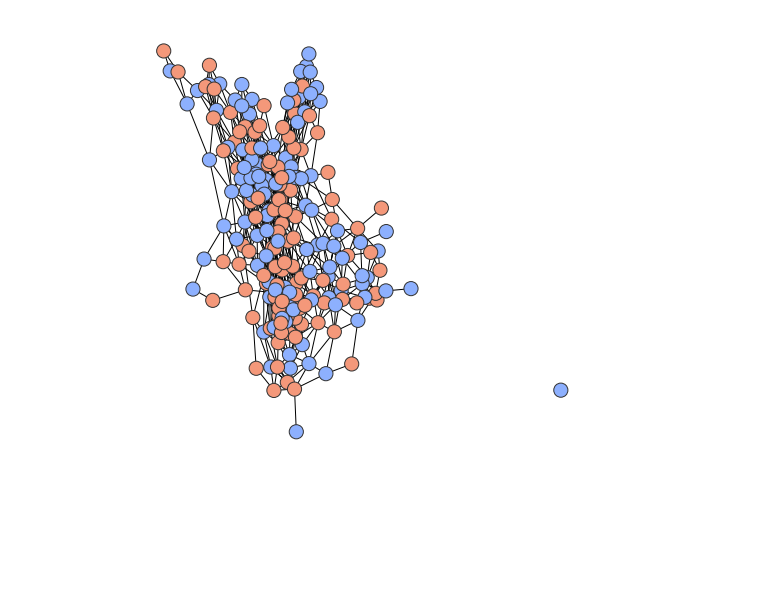
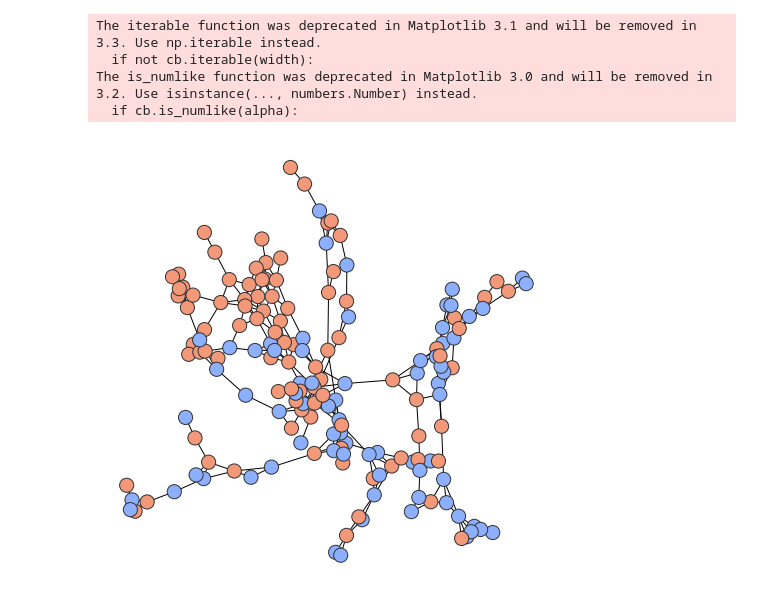
Before and after one commit to fontclos/gpt-2-output-dataset, a Jupyter notebook: notebooks/JSD-community-primmed.ipynb, the cells around one changed output. Saved outputs shown, nothing was run; the diff lists cells and outputs as text; code cells hidden in the pictures; blank space fills up the shorter version.

```diff
--- a/notebooks/JSD-community-primmed.ipynb
+++ b/notebooks/JSD-community-primmed.ipynb
@@ -158,11 +144,14 @@ FileNotFoundError: [Errno 2] No such file or directory: '../../gutenberg/data/te
 # %%
 texts = []
 labels = []
-for text, label in zip(train_texts, train_labels):
-#    if len(text) > 0 and Counter(text.split(" ")).most_common()[0][0] == "the":
-#        if label == 0 or np.random.uniform() < 0.1:
-    texts.append(text)
-    labels.append(label)
+for i, (text, label) in enumerate(zip(train_texts, train_labels)):
+    if i%2 == 0:
+        if len(text) > 0 and Counter(text.split(" ")).most_common()[0][0] == "the":
+    #        if label == 0 or np.random.uniform() < 0.1:
+            texts.append(text)
+            texts.append(train_texts[i+1])
+            labels.append(label)
+            labels.append(train_labels[i+1])
 # %%
 len(texts)
 # %% [output]
@@ -262,7 +263,7 @@ X = np.array([x, y]).T
 from scipy.spatial.distance import pdist, squareform
 # %%
 J = (squareform(pdist(X)) < 50).astype(int)
-J = (squareform(pdist(X)) < 70).astype(int) - np.identity(len(J))
+J = (squareform(pdist(X)) < 1.8).astype(int) - np.identity(len(J))
 # %%
 np.mean(J)
 # %% [output]
@@ -274,17 +273,29 @@ G = nx.from_numpy_array(J)
+# %%
+G = nx.from_numpy_array(J)
+Gcc = sorted(nx.connected_component_subgraphs(G), key=len, reverse=True)
+G0 = Gcc[0]
+# %%
+labels0 = [label for node, label in zip(G.nodes, labels) if node in G0.nodes]
 # %%
+
 fig, ax = plt.subplots(1, 1, figsize=(8, 8))
 ax.set_axis_off()
 nx.draw_networkx(
-    G,
-    node_color=labels,
+    G0,
+    node_color=labels0,
     with_labels=False,
     cmap="coolwarm",
     vmin=-0.5, vmax=1.5,
     node_size=200,
     ax=ax)
 ax.collections[0].set_edgecolor("0.2")
 fig.savefig("../figures/gpt2-gutenberg-primmed-network.png", dpi=300)
+fig.savefig("../figures/gpt2-gutenberg-primmed-network.pdf")
 # %% [output]
+The iterable function was deprecated in Matplotlib 3.1 and will be removed in 3.3. Use np.iterable instead.
+  if not cb.iterable(width):
+The is_numlike function was deprecated in Matplotlib 3.0 and will be removed in 3.2. Use isinstance(..., numbers.Number) instead.
+  if cb.is_numlike(alpha):
-[figure, old version]
+[figure, new version]
 # %%
 ! mkdir ../figures
```
Also changed, not shown: parts of 24 cells of this notebook, 2 other files.
